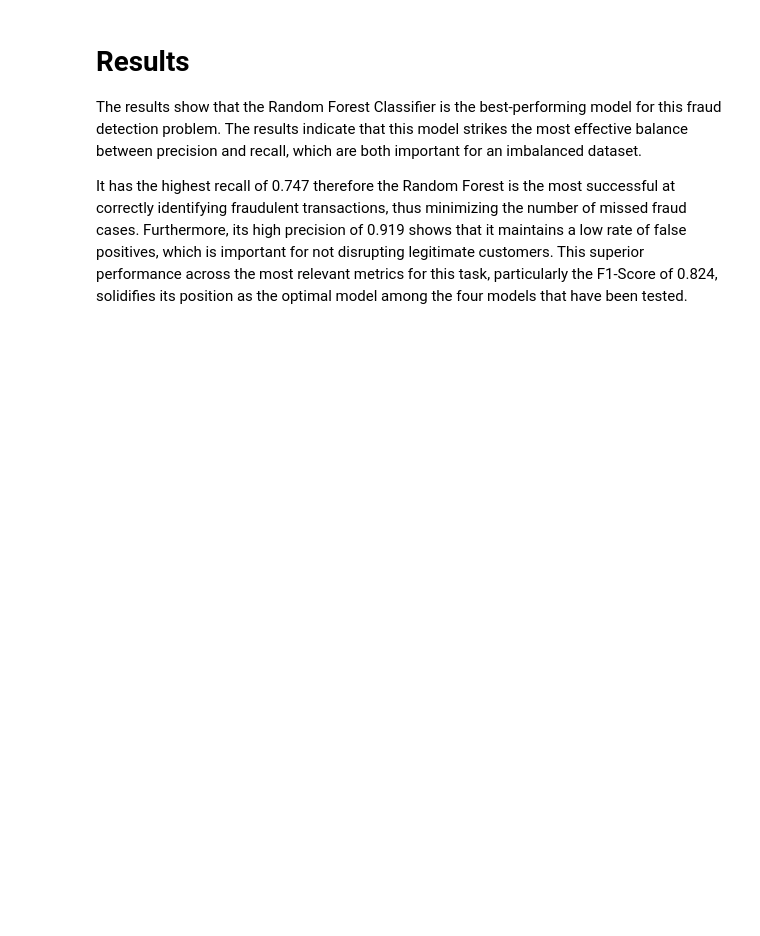
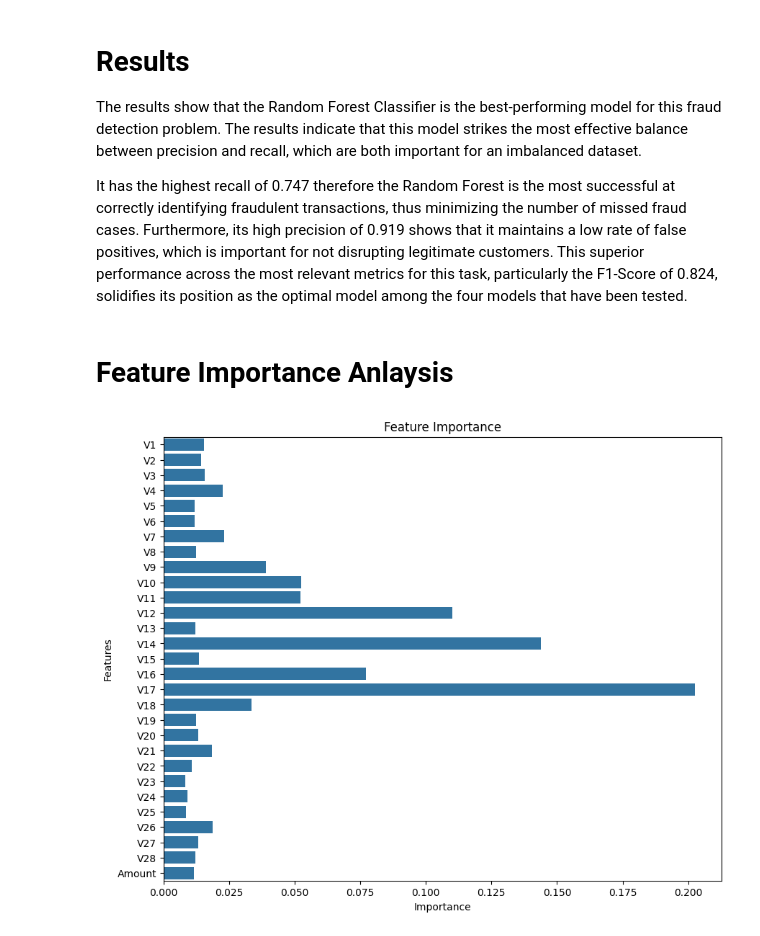
Before and after one commit to Kwasi-Dankwa/credit-card-fraud-ml, a Jupyter notebook: fraud.ipynb, the cells around one changed output. Cells and saved outputs as stored; diff of their text form; code cells hidden in the pictures; blank space fills up the shorter version.

```diff
--- a/fraud.ipynb
+++ b/fraud.ipynb
@@ -273,3 +288,17 @@ for name, clf in classifier.items():
 The results show that the Random Forest Classifier is the best-performing model for this fraud detection problem. The results indicate that this model strikes the most effective balance between precision and recall, which are both important for an imbalanced dataset.
 
 It has the highest recall of 0.747 therefore the Random Forest is the most successful at correctly identifying fraudulent transactions, thus minimizing the number of missed fraud cases. Furthermore, its high precision of 0.919 shows that it maintains a low rate of false positives, which is important for not disrupting legitimate customers. This superior performance across the most relevant metrics for this task, particularly the F1-Score of 0.824, solidifies its position as the optimal model among the four models that have been tested.
+# %% [markdown]
+# Feature Importance Anlaysis
+# %%
+# feature performance analysis
+feature_importance = classifier["Random Forest Classifier"].feature_importances_
+features = X.columns
+plt.figure(figsize=(10, 8))
+sns.barplot(x=feature_importance, y=features)
+plt.title('Feature Importance')
+plt.xlabel('Importance')
+plt.ylabel('Features')
+plt.show()
+# %% [output]
+[figure, added]
```
Also changed, not shown: parts of 2 cells of this notebook.
